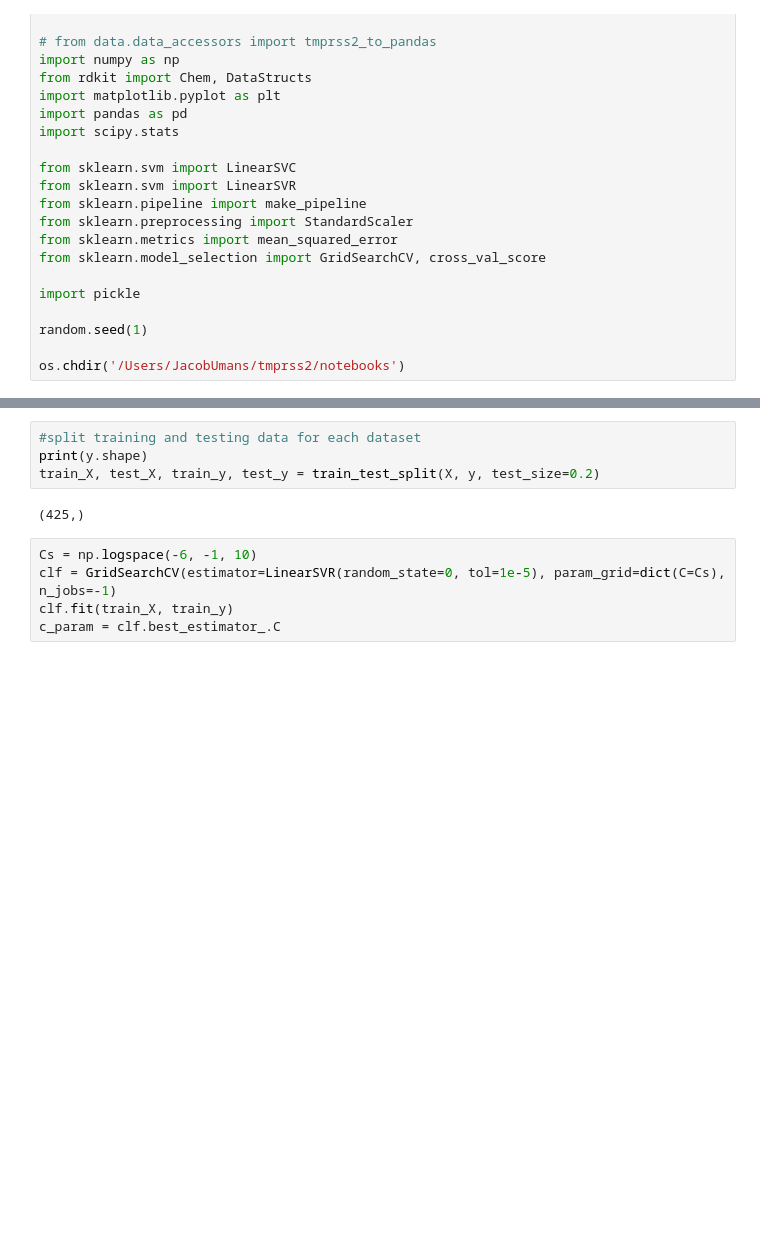
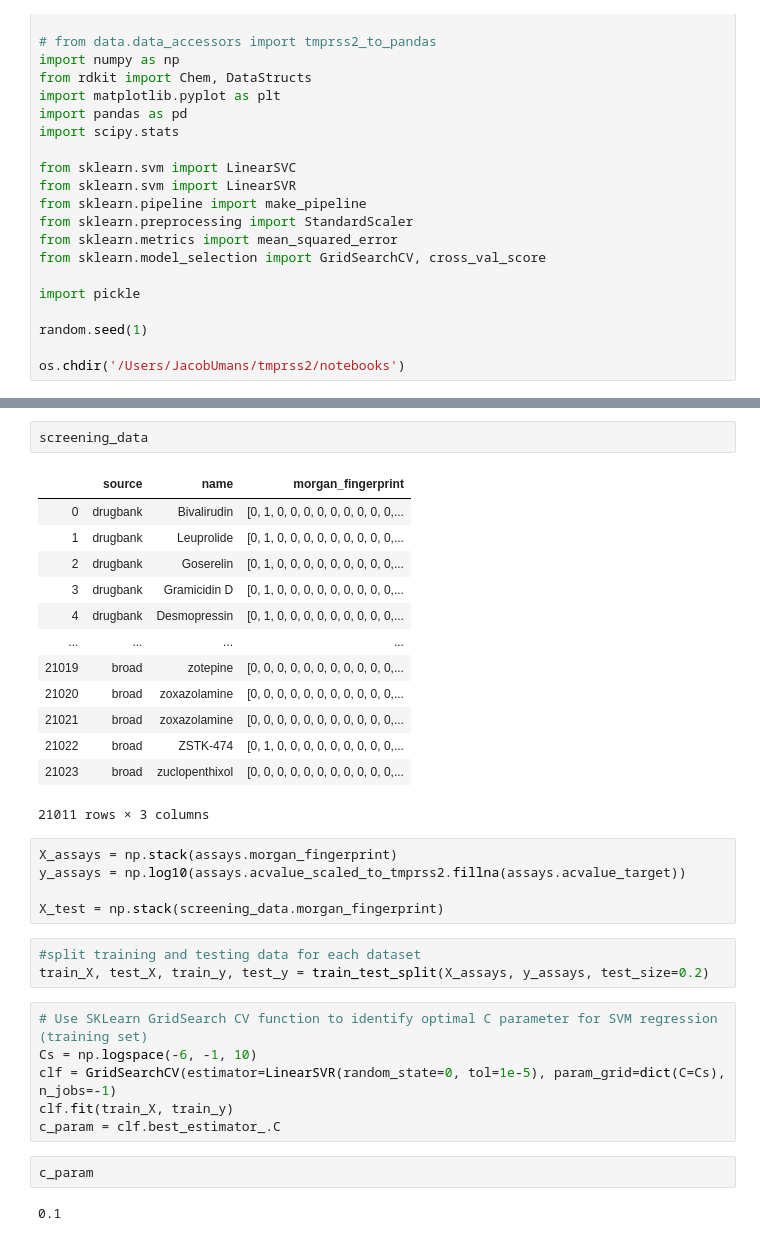
Before and after one commit to srensi/tmprss2, a Jupyter notebook: 20200525_TMPRSS2_SVM.ipynb, the cells around one changed output, grey strips where cells are left out. Drawn from its saved outputs; the diff is of its cells as text; blank space fills up the shorter version.

```diff
--- a/20200525_TMPRSS2_SVM.ipynb
+++ b/20200525_TMPRSS2_SVM.ipynb
@@ -56,12 +34,35 @@ y = y[~np.isnan(y)]
+# %%
+screening_data
+# %% [output]
+|  | source | name | morgan_fingerprint |
+| 0 | drugbank | Bivalirudin | [0, 1, 0, 0, 0, 0, 0, 0, 0, 0, 0,... |
+| 1 | drugbank | Leuprolide | [0, 1, 0, 0, 0, 0, 0, 0, 0, 0, 0,... |
+| 2 | drugbank | Goserelin | [0, 1, 0, 0, 0, 0, 0, 0, 0, 0, 0,... |
+| 3 | drugbank | Gramicidin D | [0, 1, 0, 0, 0, 0, 0, 0, 0, 0, 0,... |
+| 4 | drugbank | Desmopressin | [0, 1, 0, 0, 0, 0, 0, 0, 0, 0, 0,... |
+| ... | ... | ... | ... |
+| 21019 | broad | zotepine | [0, 0, 0, 0, 0, 0, 0, 0, 0, 0, 0,... |
+| 21020 | broad | zoxazolamine | [0, 0, 0, 0, 0, 0, 0, 0, 0, 0, 0,... |
+| 21021 | broad | zoxazolamine | [0, 0, 0, 0, 0, 0, 0, 0, 0, 0, 0,... |
+| 21022 | broad | ZSTK-474 | [0, 1, 0, 0, 0, 0, 0, 0, 0, 0, 0,... |
+| 21023 | broad | zuclopenthixol | [0, 0, 0, 0, 0, 0, 0, 0, 0, 0, 0,... |
+21011 rows × 3 columns
+# %%
+X_assays = np.stack(assays.morgan_fingerprint)
+y_assays = np.log10(assays.acvalue_scaled_to_tmprss2.fillna(assays.acvalue_target))
+
+X_test = np.stack(screening_data.morgan_fingerprint)
 # %%
 #split training and testing data for each dataset
-print(y.shape)
-train_X, test_X, train_y, test_y = train_test_split(X, y, test_size=0.2)
+train_X, test_X, train_y, test_y = train_test_split(X_assays, y_assays, test_size=0.2)
-# %% [output]
-(425,)
 # %%
+# Use SKLearn GridSearch CV function to identify optimal C parameter for SVM regression (training set)
 Cs = np.logspace(-6, -1, 10)
 clf = GridSearchCV(estimator=LinearSVR(random_state=0, tol=1e-5), param_grid=dict(C=Cs), n_jobs=-1)
 clf.fit(train_X, train_y)
 c_param = clf.best_estimator_.C
+# %%
+c_param
+# %% [output]
+0.1
 # %%
```
Also changed, not shown: parts of 15 cells of this notebook.
